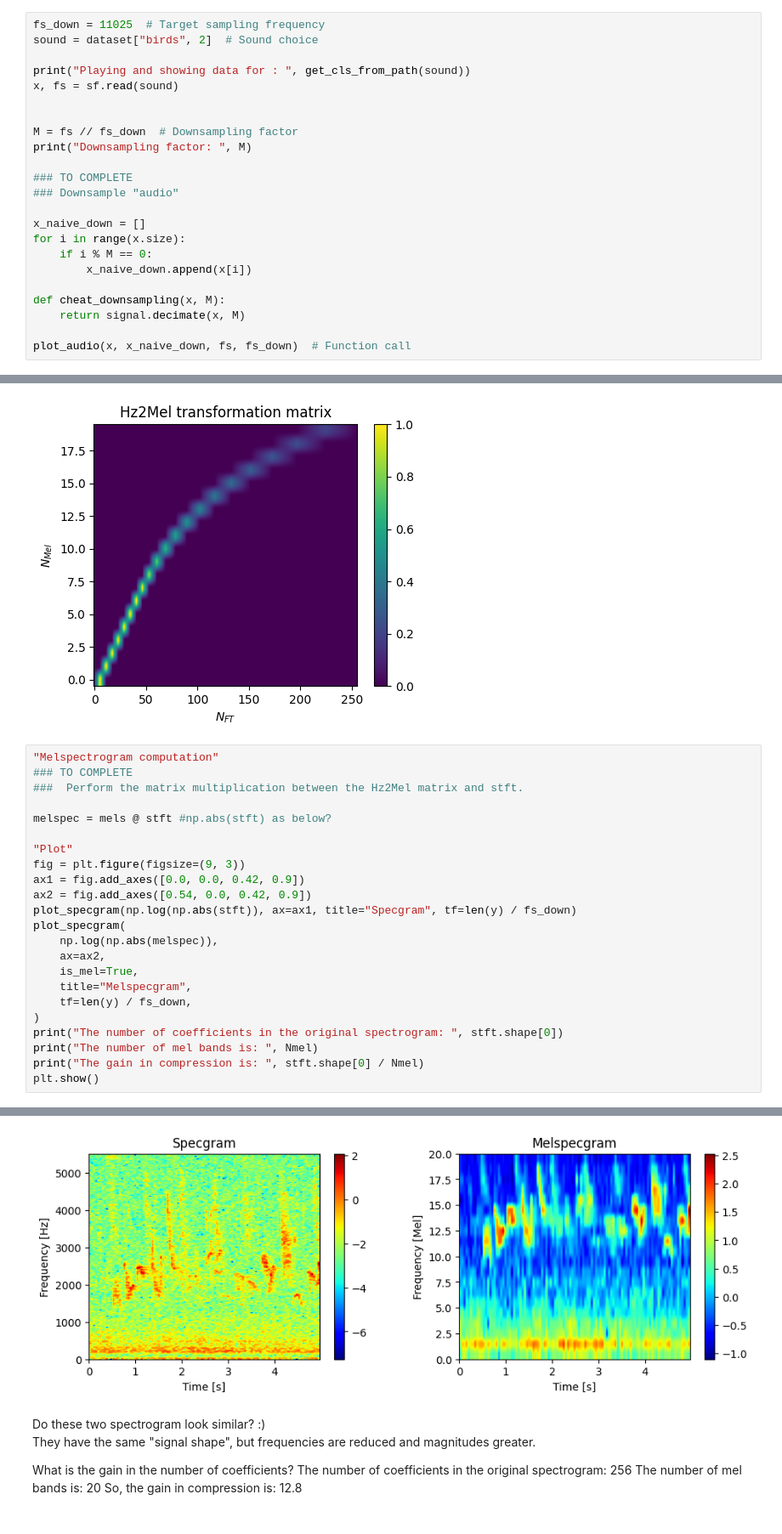
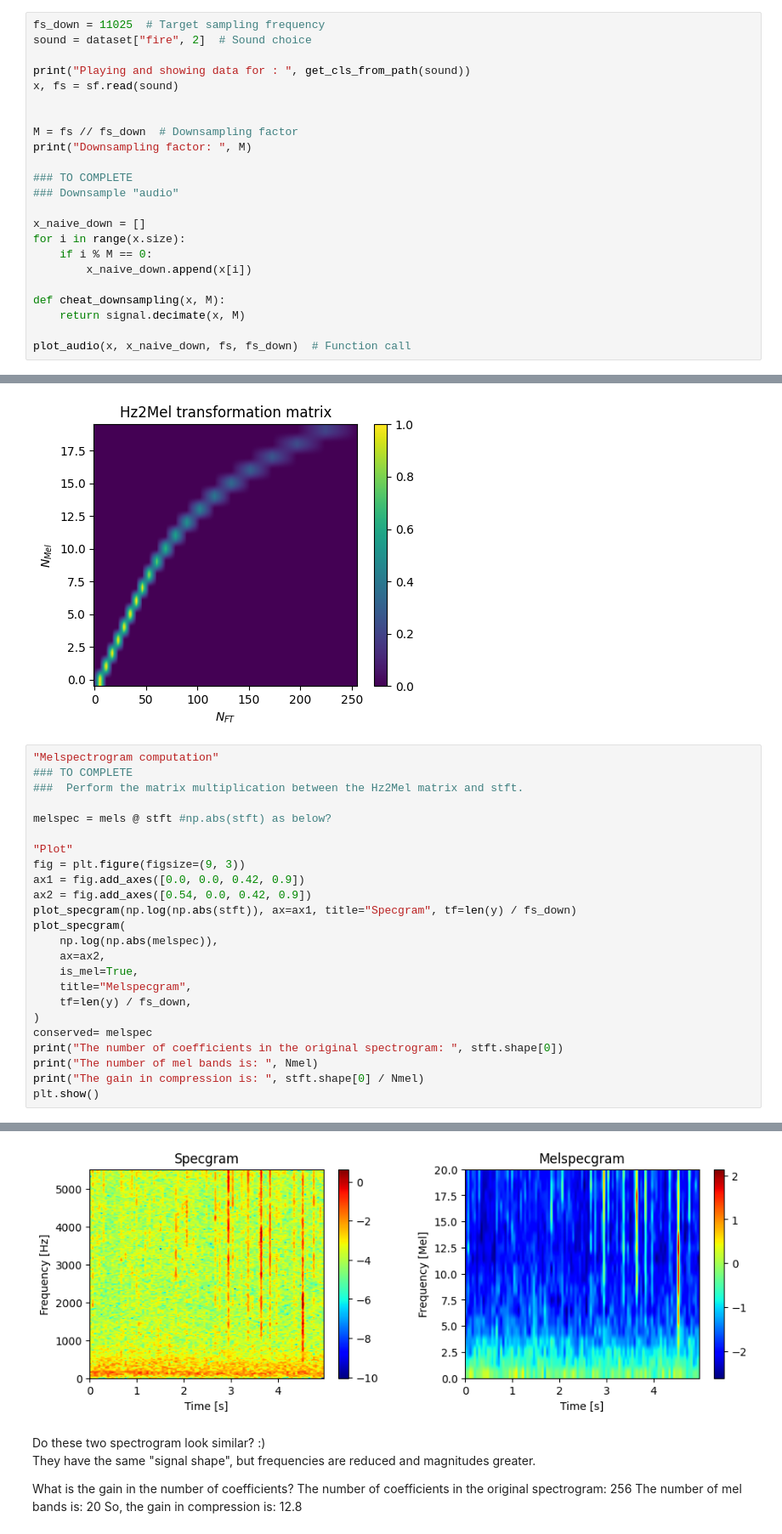
Before and after one commit to LELEC210X/LELEC210X, a Jupyter notebook: classification/h1_feature_vectors.ipynb, the cells around one changed output, grey strips where cells are left out. Shown at 85% size. Saved outputs shown, nothing was run; the diff lists cells and outputs as text.

```diff
--- a/classification/h1_feature_vectors.ipynb
+++ b/classification/h1_feature_vectors.ipynb
@@ -104,7 +104,7 @@ In practice, here is the observed phenomenon when downsampling the spectrum abov
 <center> <img src="figs/downsampling.png" alt=""  width="600" height="300"/> </center>
 # %%
 fs_down = 11025  # Target sampling frequency
-sound = dataset["birds", 2]  # Sound choice
+sound = dataset["fire", 2]  # Sound choice
 
 print("Playing and showing data for : ", get_cls_from_path(sound))
 x, fs = sf.read(sound)
@@ -318,31 +319,32 @@ plt.show()
 # %%
 "Melspectrogram computation"
 ### TO COMPLETE
 ###  Perform the matrix multiplication between the Hz2Mel matrix and stft.
 
 melspec = mels @ stft #np.abs(stft) as below?
 
 "Plot"
 fig = plt.figure(figsize=(9, 3))
 ax1 = fig.add_axes([0.0, 0.0, 0.42, 0.9])
 ax2 = fig.add_axes([0.54, 0.0, 0.42, 0.9])
 plot_specgram(np.log(np.abs(stft)), ax=ax1, title="Specgram", tf=len(y) / fs_down)
 plot_specgram(
     np.log(np.abs(melspec)),
     ax=ax2,
     is_mel=True,
     title="Melspecgram",
     tf=len(y) / fs_down,
 )
+conserved= melspec
 print("The number of coefficients in the original spectrogram: ", stft.shape[0])
 print("The number of mel bands is: ", Nmel)
 print("The gain in compression is: ", stft.shape[0] / Nmel)
 plt.show()
 # %% [output]
 The number of coefficients in the original spectrogram:  256
 The number of mel bands is:  20
 The gain in compression is:  12.8
-[figure, old version]
+[figure, new version]
 # %% [markdown]
 Do these two spectrogram look similar? :) <br>
 They have the same "signal shape", but frequencies are reduced and magnitudes greater.
```
Also changed, not shown: parts of 9 cells of this notebook, 2 other files.
